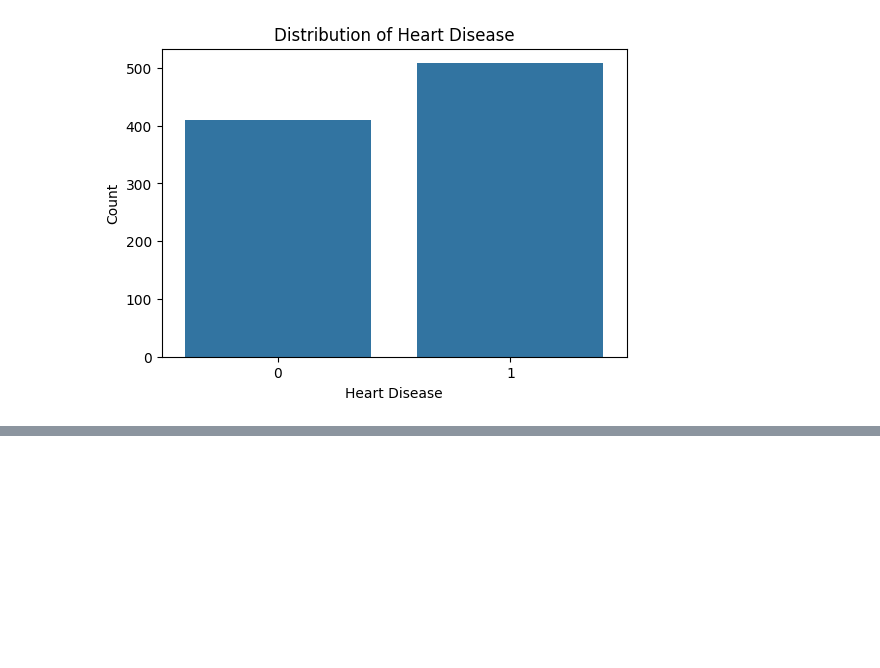
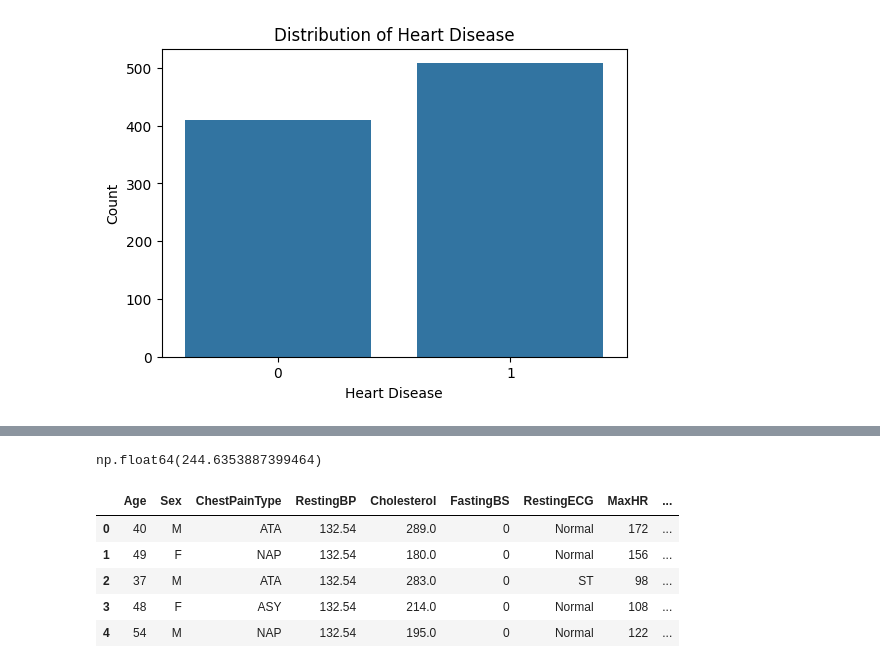
Before and after one commit to laxmansharma1811/Feature_Extraction_Project, a Jupyter notebook: heart.ipynb, the cells around one changed output, grey strips where cells are left out. Cells and saved outputs as stored; diff of their text form; code cells hidden in the pictures; blank space fills up the shorter version.

```diff
--- a/heart.ipynb
+++ b/heart.ipynb
@@ -94,0 +124,20 @@ plt.show()
+# %%
+ch_mean = df.loc[df['Cholesterol'] != 0, 'Cholesterol'].mean()
+ch_mean
+# %% [output]
+np.float64(244.6353887399464)
+# %%
+df['Cholesterol'] = df['Cholesterol'].replace(0, ch_mean)
+df['Cholesterol'] = df['Cholesterol'].round(2)
+# %%
+df['RestingBP'] = df.loc[df['RestingBP'] != 0, 'RestingBP'].mean()
+df['RestingBP'] = df['RestingBP'].round(2)
+# %%
+df.head()
+# %% [output]
+|  | Age | Sex | ChestPainType | RestingBP | Cholesterol | FastingBS | RestingECG | MaxHR | ... |
+| 0 | 40 | M | ATA | 132.54 | 289.0 | 0 | Normal | 172 | ... |
+| 1 | 49 | F | NAP | 132.54 | 180.0 | 0 | Normal | 156 | ... |
+| 2 | 37 | M | ATA | 132.54 | 283.0 | 0 | ST | 98 | ... |
+| 3 | 48 | F | ASY | 132.54 | 214.0 | 0 | Normal | 108 | ... |
+| 4 | 54 | M | NAP | 132.54 | 195.0 | 0 | Normal | 122 | ... |
```
Also changed, not shown: parts of 2 cells of this notebook.
